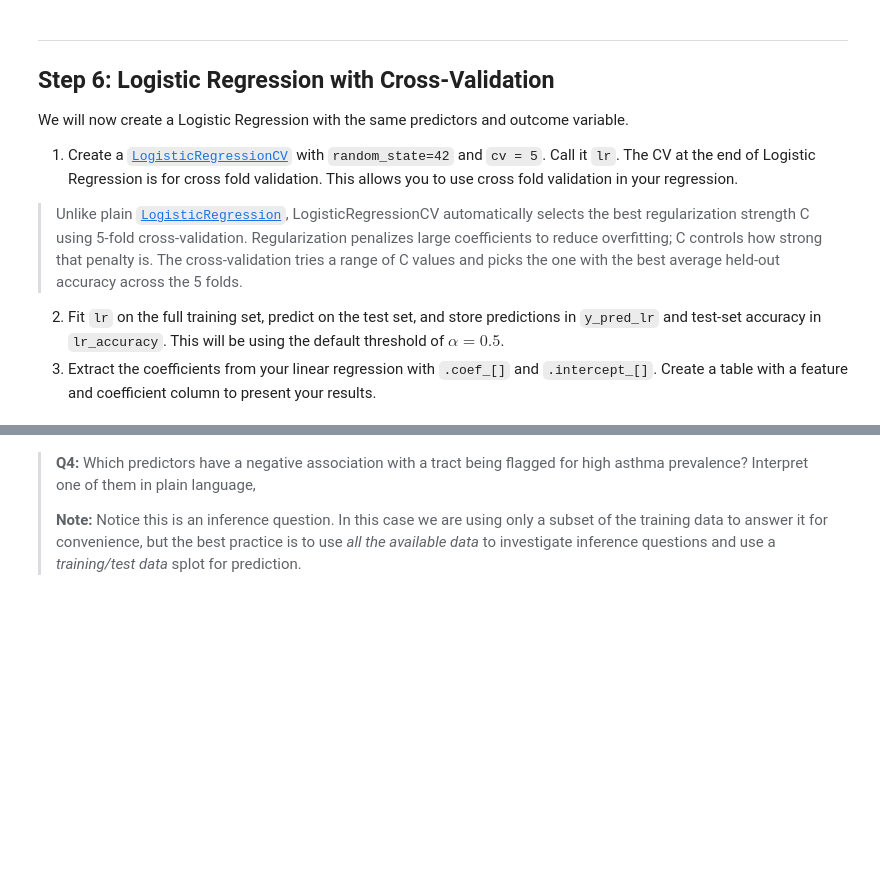
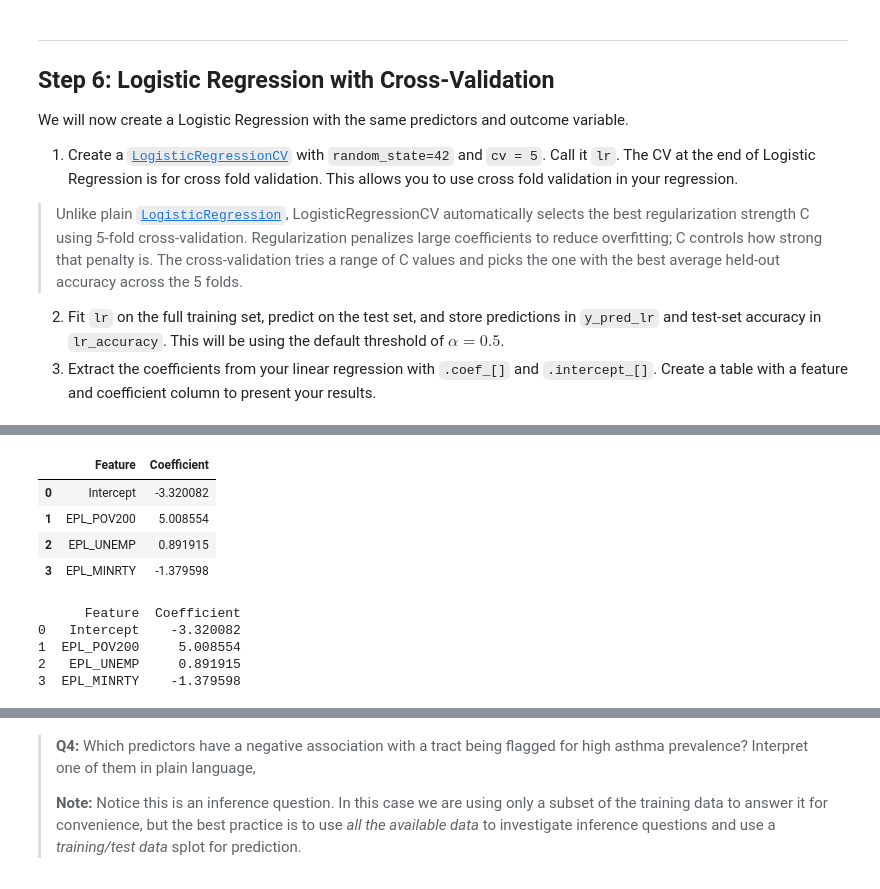
Before and after one commit to mmorenorolon/assignment-2, a Jupyter notebook: hw2-task2.ipynb, the cells around one changed output, grey strips where cells are left out. Saved outputs shown, nothing was run; the diff lists cells and outputs as text; code cells hidden in the pictures; blank space fills up the shorter version.

Commit message:
Ceate a  logistic regression with cross validation

```diff
--- a/hw2-task2.ipynb
+++ b/hw2-task2.ipynb
@@ -314,8 +314,15 @@ We will now create a Logistic Regression with the same predictors and outcome va
 2. Fit `lr` on the full training set, predict on the test set, and store predictions in `y_pred_lr` and test-set accuracy in `lr_accuracy`. This will be using the default threshold of $\alpha=0.5$.
 3. Extract the coefficients from your linear regression with `.coef_[]` and `.intercept_[]`. Create a table with a feature and coefficient column to present your results.
 # %%
-lr = ...
+# Create a LogisticRegressionCV
+lr = LogisticRegressionCV(random_state = 42, cv = 5)
 
-y_pred_lr   = ...
-lr_accuracy = ...
+# Fit the logistic regression on the full training set
+lr.fit(X_train, y_train)
+
+# Predict on the test set
+y_pred_lr   = lr.predict(X_test)
+
+# Find the test-set accuracy
+lr_accuracy = accuracy_score(y_test, y_pred_lr)
 lr_accuracy
@@ -322,2 +341,32 @@ lr_accuracy
+# %%
+# Extract coefficients
+lr_coef = lr.coef_[0]
+lr_intercept = lr.intercept_[0]
+
+# Feature names
+feature_names = ["EPL_POV200", "EPL_UNEMP", "EPL_MINRTY"]
+
+# Create a table with feature and coefficient columns
+lr_table = pd.DataFrame({
+    "Feature": ["Intercept"] + feature_names,
+    "Coefficient": [lr_intercept] + list(lr_coef)
+})
+
+# Display the table
+lr_table
+# %% [output]
+|  | Feature | Coefficient |
+| 0 | Intercept | -3.320082 |
+| 1 | EPL_POV200 | 5.008554 |
+| 2 | EPL_UNEMP | 0.891915 |
+| 3 | EPL_MINRTY | -1.379598 |
+# %%
+print(lr_table)
+# %% [output]
+      Feature  Coefficient
+0   Intercept    -3.320082
+1  EPL_POV200     5.008554
+2   EPL_UNEMP     0.891915
+3  EPL_MINRTY    -1.379598
 # %%
 grader.check("q9")
```
Also changed, not shown: parts of 5 cells of this notebook.
